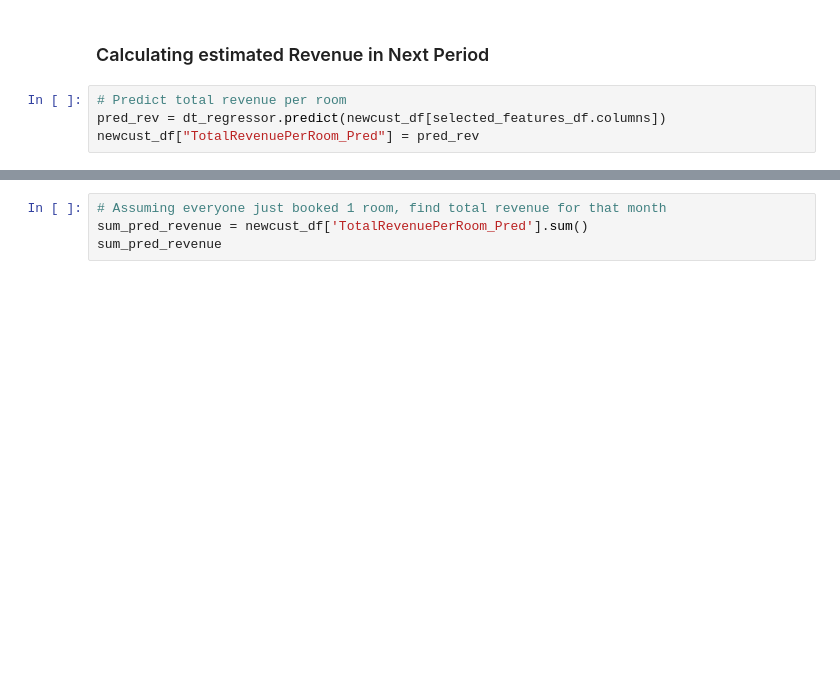
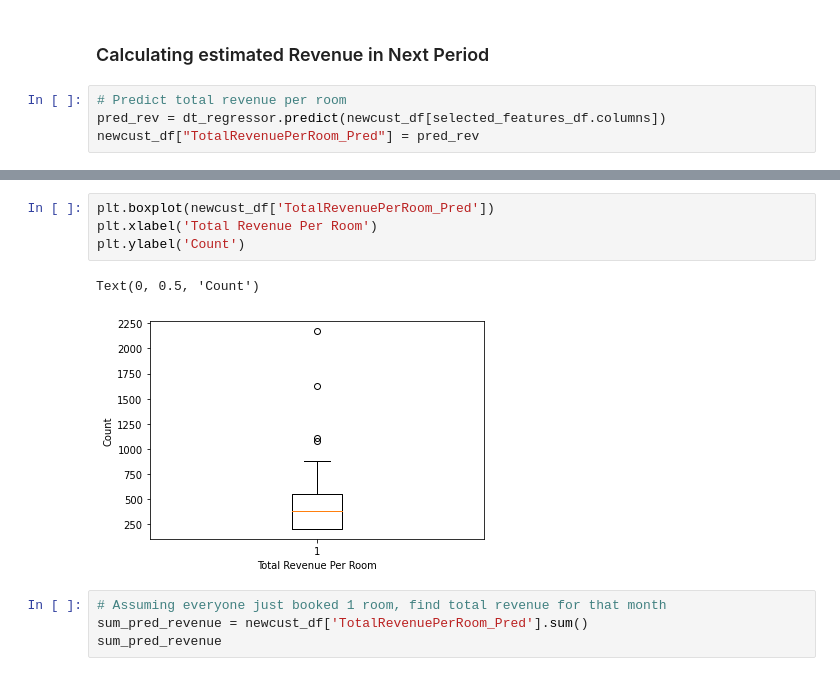
Before and after one commit to Buwoo/BT4211_Hotel, a Jupyter notebook: Hotel_Rev_Forecasting.ipynb, the cells around one changed output, grey strips where cells are left out. Cells and saved outputs as stored; diff of their text form; blank space fills up the shorter version.

```diff
--- a/Hotel_Rev_Forecasting.ipynb
+++ b/Hotel_Rev_Forecasting.ipynb
@@ -319,3 +336,10 @@ newcust_df["TotalRevenuePerRoom_Pred"] = pred_rev
+# %%
+plt.boxplot(newcust_df['TotalRevenuePerRoom_Pred'])
+plt.xlabel('Total Revenue Per Room')
+plt.ylabel('Count')
+# %% [output]
+Text(0, 0.5, 'Count')
+[figure, added]
 # %%
 # Assuming everyone just booked 1 room, find total revenue for that month
 sum_pred_revenue = newcust_df['TotalRevenuePerRoom_Pred'].sum()
```
Also changed, not shown: parts of 8 cells of this notebook, 2 other files.
